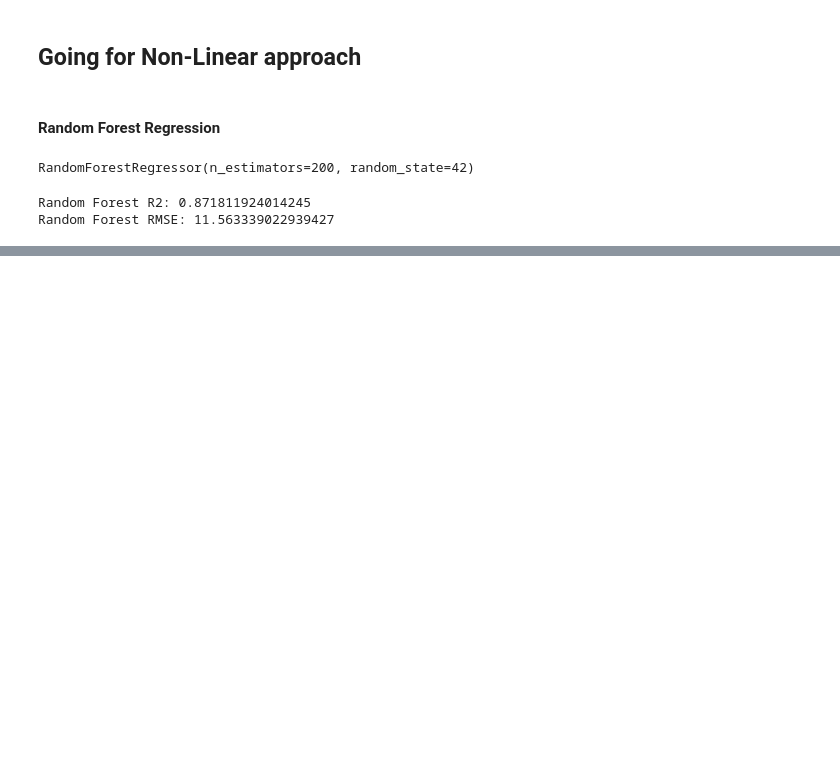
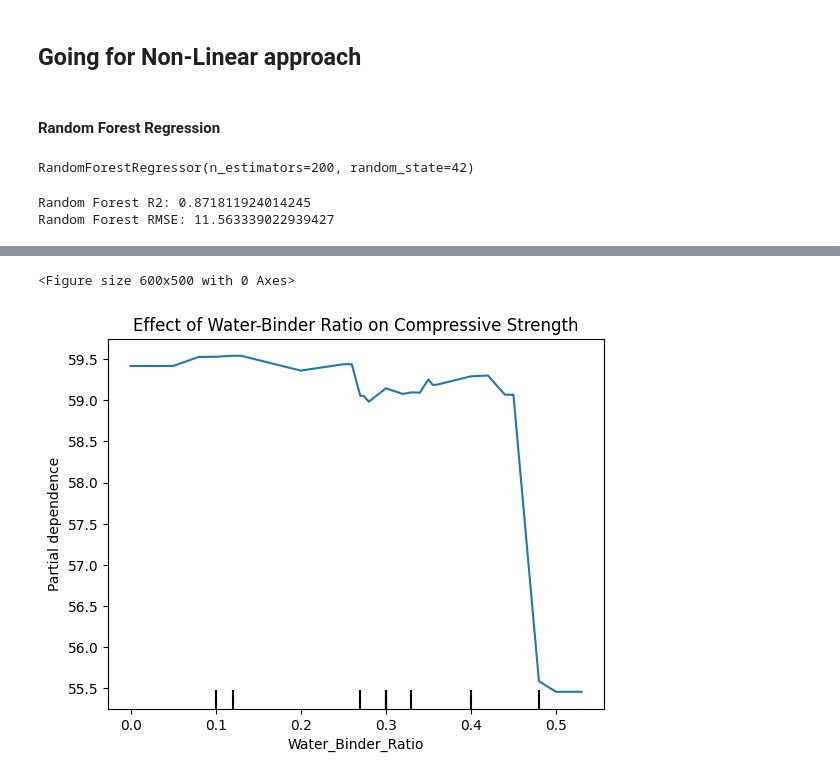
Before and after one commit to Prayash1432/Capstone-Final, a Jupyter notebook: Code.ipynb, the cells around one changed output, grey strips where cells are left out. Saved outputs shown, nothing was run; the diff lists cells and outputs as text; code cells hidden in the pictures; blank space fills up the shorter version.

```diff
--- a/Code.ipynb
+++ b/Code.ipynb
@@ -542,0 +544,12 @@ plt.show()
+# %%
+feature = 'Water_Binder_Ratio'
+
+plt.figure(figsize=(6,5))
+
+PartialDependenceDisplay.from_estimator(rf_model,X,[feature])
+plt.title("Effect of Water-Binder Ratio on Compressive Strength")
+
+plt.show()
+# %% [output]
+<Figure size 600x500 with 0 Axes>
+[figure, added]
```
Also changed, not shown: parts of 13 cells of this notebook.
